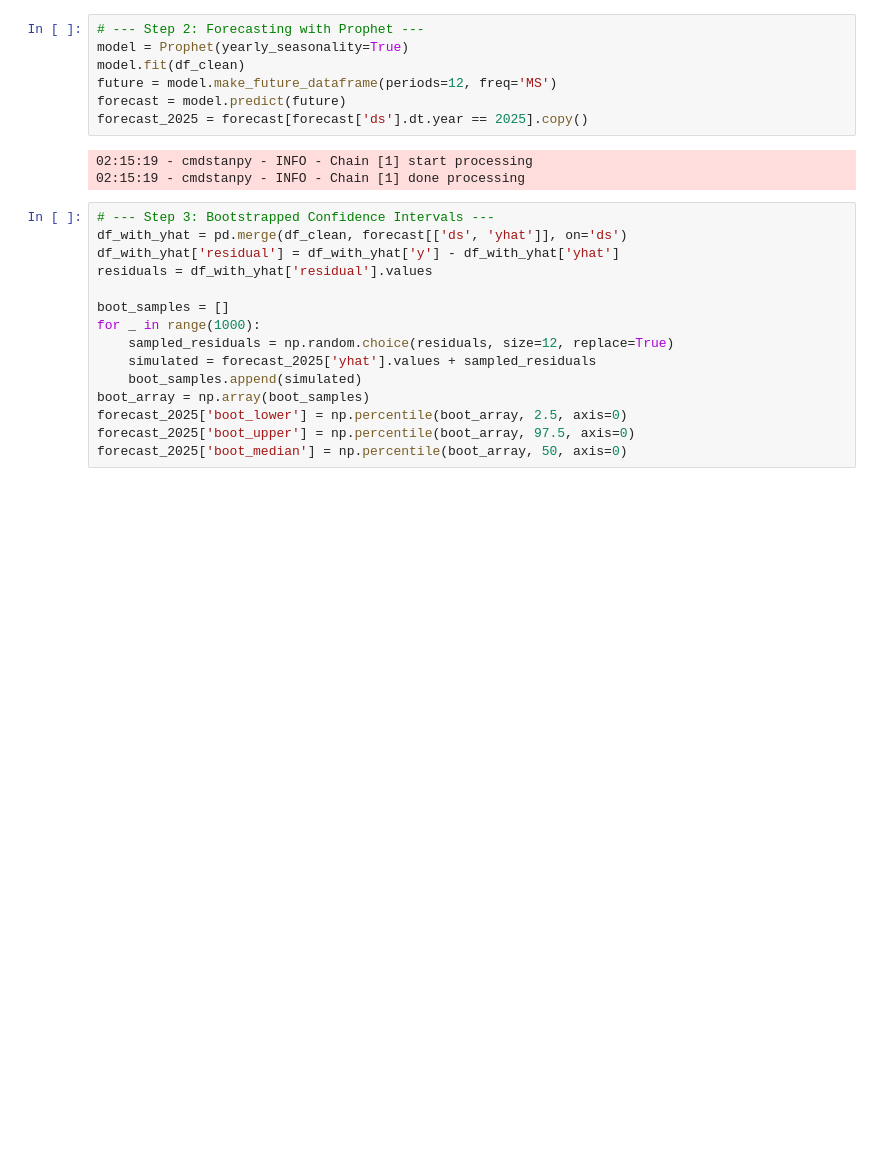
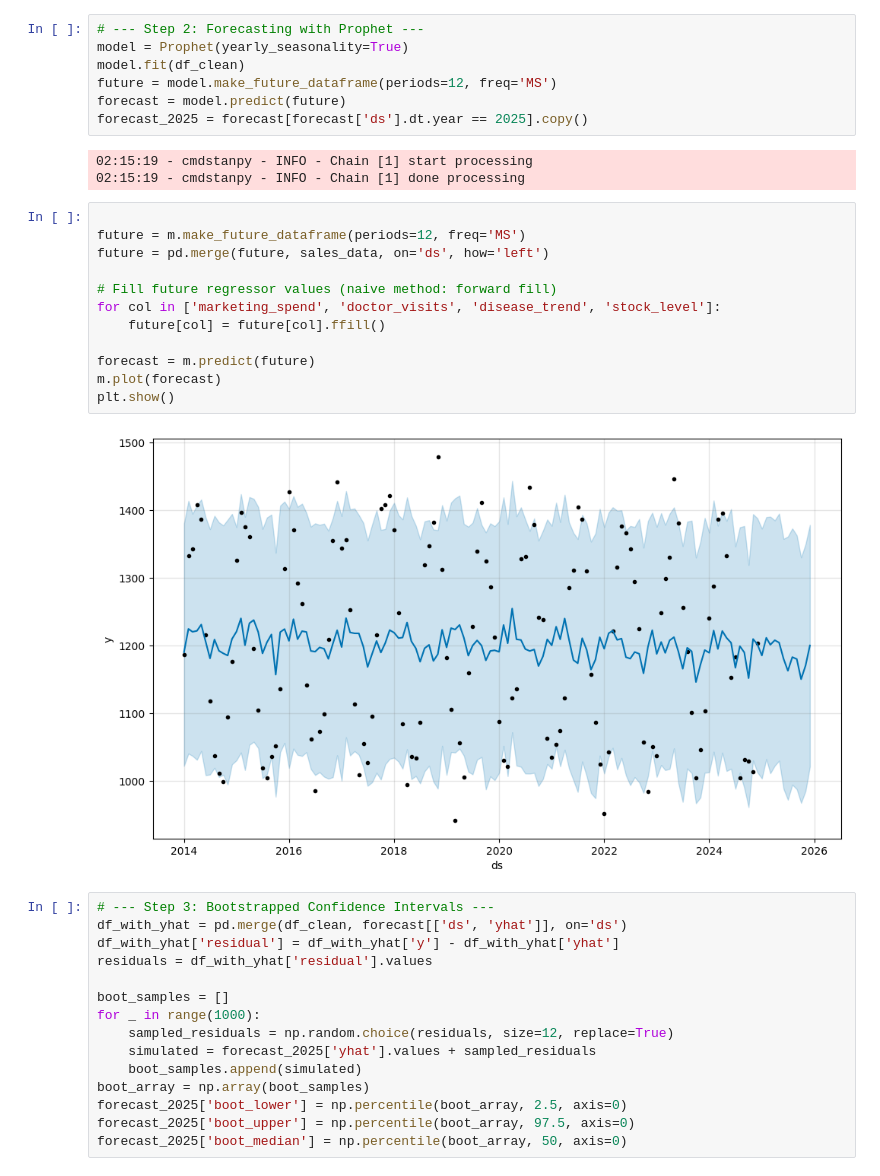
Before and after one commit to ashiqurrahmanshihab/Hybrid_Demand_Forecasting_and-Reorder_Point_Planning_Using_AROPHET, a Jupyter notebook: AROPHET_Forecasting copy.ipynb, the cells around one changed output. Drawn from its saved outputs; the diff is of its cells as text; blank space fills up the shorter version.

```diff
--- a/AROPHET_Forecasting copy.ipynb
+++ b/AROPHET_Forecasting copy.ipynb
@@ -51,6 +80,20 @@ forecast_2025 = forecast[forecast['ds'].dt.year == 2025].copy()
 # %% [output]
 02:15:19 - cmdstanpy - INFO - Chain [1] start processing
 02:15:19 - cmdstanpy - INFO - Chain [1] done processing
+# %%
+
+future = m.make_future_dataframe(periods=12, freq='MS')
+future = pd.merge(future, sales_data, on='ds', how='left')
+
+# Fill future regressor values (naive method: forward fill)
+for col in ['marketing_spend', 'doctor_visits', 'disease_trend', 'stock_level']:
+    future[col] = future[col].ffill()
+
+forecast = m.predict(future)
+m.plot(forecast)
+plt.show()
+# %% [output]
+[figure, added]
 # %%
 # --- Step 3: Bootstrapped Confidence Intervals ---
 df_with_yhat = pd.merge(df_clean, forecast[['ds', 'yhat']], on='ds')
```
Also changed, not shown: parts of 20 cells of this notebook, 1 other file.
